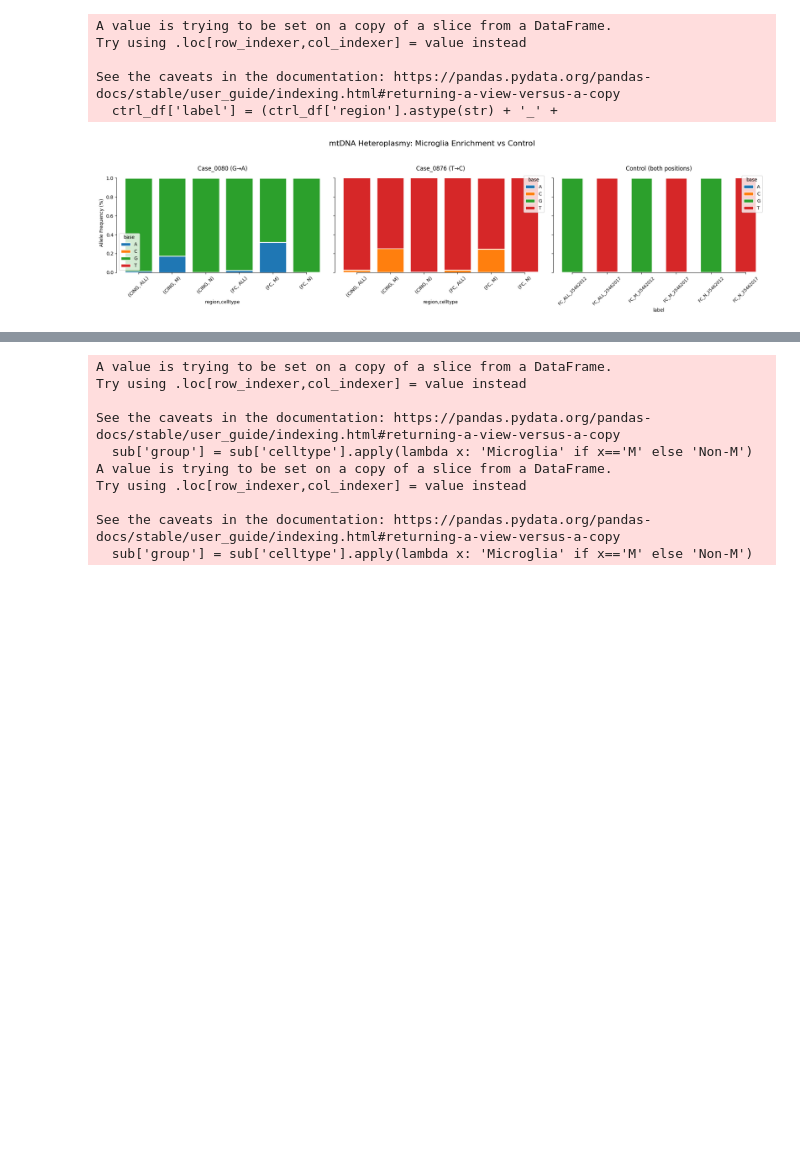
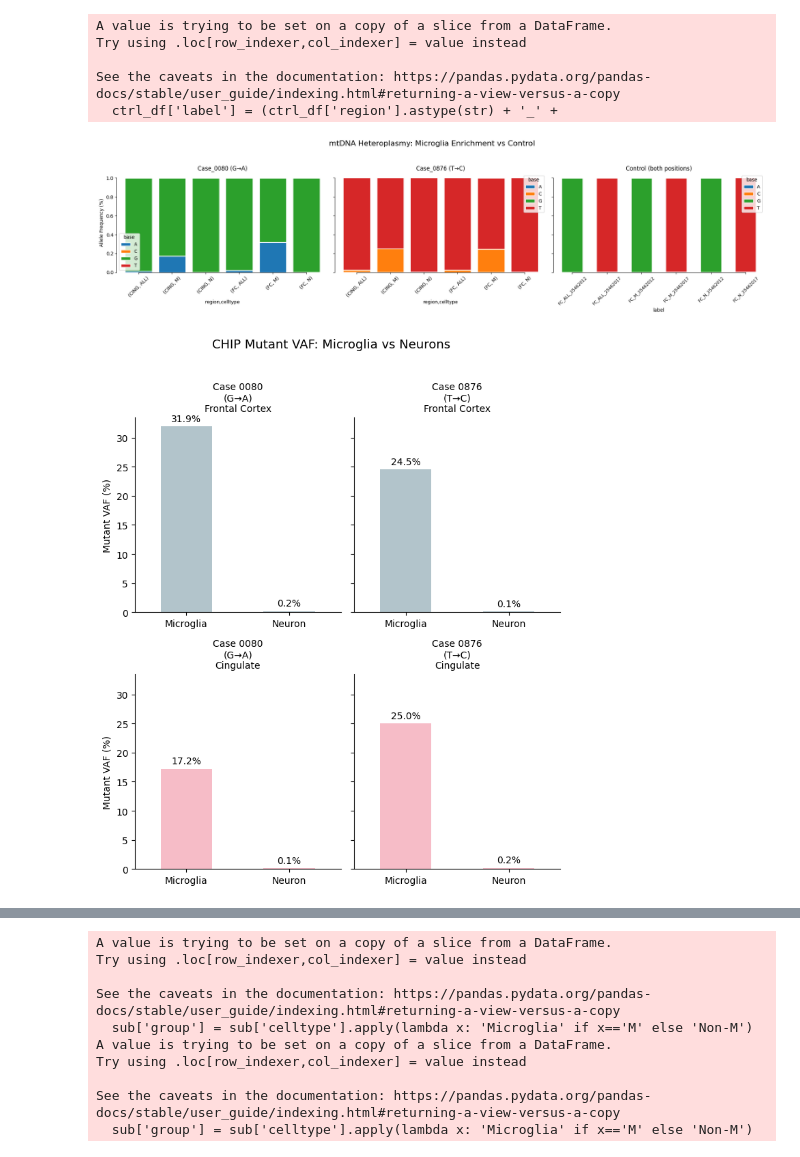
Before and after one commit to elliotwilliams150-sys/mtDNA_analysis, a Jupyter notebook: P001_CHIP/Scripts/analysis2.ipynb, the cells around one changed output, grey strips where cells are left out. Cells and saved outputs as stored; diff of their text form; code cells hidden in the pictures; blank space fills up the shorter version.

```diff
--- a/P001_CHIP/Scripts/analysis2.ipynb
+++ b/P001_CHIP/Scripts/analysis2.ipynb
@@ -387,3 +387,63 @@ Try using .loc[row_indexer,col_indexer] = value instead
 See the caveats in the documentation: https://pandas.pydata.org/pandas-docs/stable/user_guide/indexing.html#returning-a-view-versus-a-copy
   ctrl_df['label'] = (ctrl_df['region'].astype(str) + '_' +
 [figure]
+# %%
+import matplotlib.pyplot as plt
+import seaborn as sns
+import pandas as pd
+
+mut_base = {'Case_0080': 'A', 'Case_0876': 'C'}
+case_labels = {'Case_0080': 'Case 0080\n(G→A)', 'Case_0876': 'Case 0876\n(T→C)'}
+cell_labels = {'M': 'Microglia', 'N': 'Neuron'}
+cell_order = ['Microglia', 'Neuron']
+regions = ['FC', 'CING']
+region_titles = {'FC': 'Frontal Cortex', 'CING': 'Cingulate'}
+region_colors = {'FC': '#AEC6CF', 'CING': '#FFB3C1'}
+
+plot_rows = []
+for case, mbase in mut_base.items():
+    sub = df_long[
+        (df_long['case'] == case) &
+        (df_long['celltype'].isin(['M', 'N'])) &
+        (df_long['base'] == mbase)
+    ]
+    for _, r in sub.iterrows():
+        plot_rows.append({
+            'Case': case_labels[case],
+            'Cell': cell_labels[r['celltype']],
+            'Region': r['region'],
+            'VAF': r['frequency'] * 100
+        })
+
+plot_df = pd.DataFrame(plot_rows)
+
+fig, axes = plt.subplots(2, 2, figsize=(7, 8), sharey=True)
+
+for row, region in enumerate(regions):
+    for col, (case, case_label) in enumerate(case_labels.items()):
+        ax = axes[row, col]
+        sub = plot_df[(plot_df['Case'] == case_label) & (plot_df['Region'] == region)]
+        sns.barplot(
+            data=sub, x='Cell', y='VAF', order=cell_order,
+            color=region_colors[region],
+            ax=ax, errorbar='sd', capsize=0.05, width=0.5
+        )
+        for patch, cell in zip(ax.patches, cell_order):
+            mean_val = sub[sub['Cell'] == cell]['VAF'].mean()
+            ax.text(
+                patch.get_x() + patch.get_width() / 2,
+                patch.get_height() + 0.5,
+                f'{mean_val:.1f}%',
+                ha='center', va='bottom', fontsize=10, fontweight='normal'
+            )
+        ax.set_title(f"{case_label}\n{region_titles[region]}", fontsize=10)
+        ax.set_xlabel('')
+        ax.set_ylabel('Mutant VAF (%)' if col == 0 else '')
+
+sns.despine()
+plt.suptitle('CHIP Mutant VAF: Microglia vs Neurons', fontsize=13, y=1.02)
+plt.tight_layout()
+plt.savefig('chip_vaf_FC_CING.png', dpi=300, bbox_inches='tight')
+plt.show()
+# %% [output]
+[figure, added]
```
Also changed, not shown: parts of 2 cells of this notebook, 12 other files.
